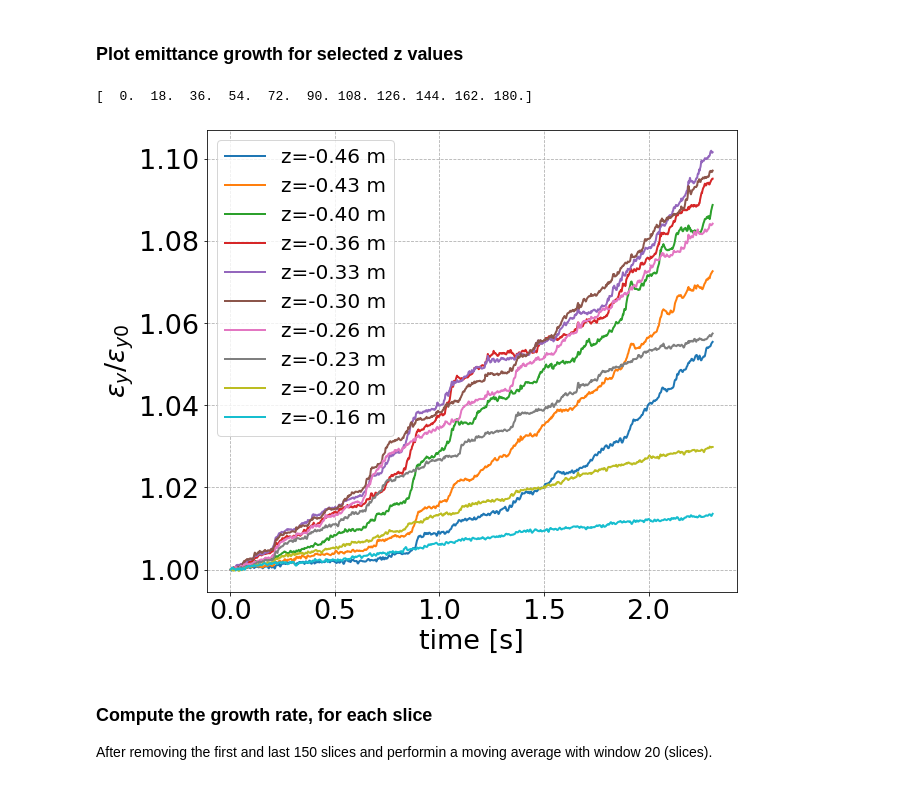
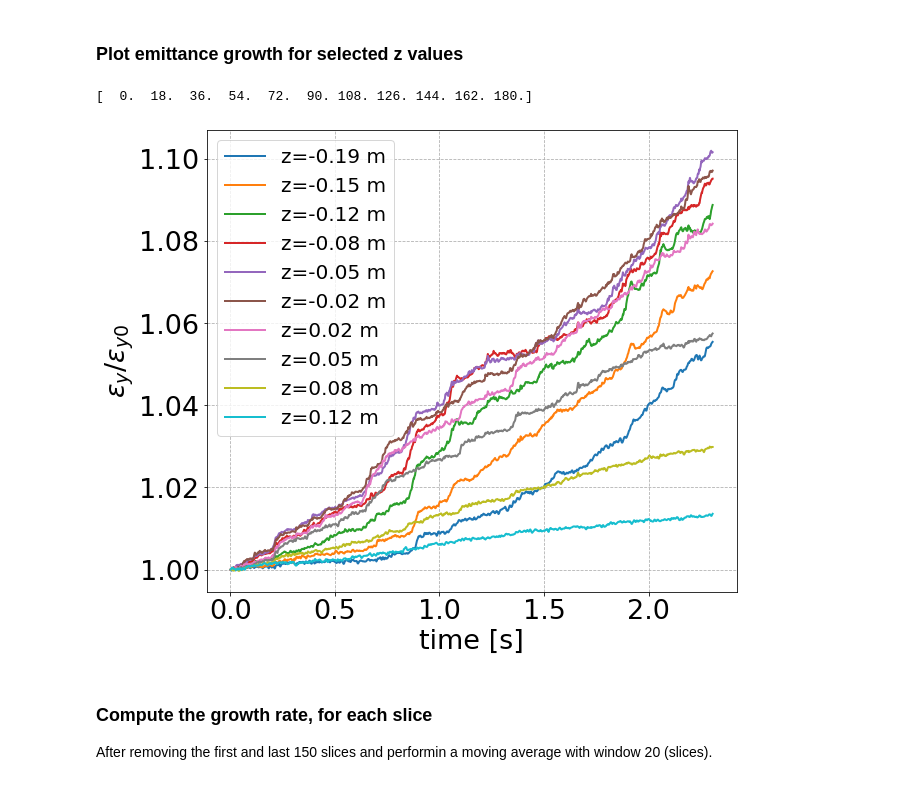
Before and after one commit to natriant/cc_rf_noise_pyheadtail, a Jupyter notebook: post_process_analysis/job004b_LongitudinalSlices_dey_vs_zInit.ipynb, the cells around one changed output. Drawn from its saved outputs; the diff is of its cells as text; code cells hidden in the pictures.

Commit message:
add more scripts for analysis in longitudinal slices

```diff
--- a/post_process_analysis/job004b_LongitudinalSlices_dey_vs_zInit.ipynb
+++ b/post_process_analysis/job004b_LongitudinalSlices_dey_vs_zInit.ipynb
@@ -179,22 +176,22 @@ tspan = (np.arange(n_turns / decTurns) + 1.0) * separationTime #total time spann
 # %%
 selected_index = np.linspace(0, 180, 11)
 print(selected_index)
 for i in selected_index[:-1]:
     i = int(i)
     selected_slice = int(selected_slice)
-    plt.plot(tspan, emitY_perSlice_dict[f'slice {i}']/ emitY_perSlice_dict[f'slice {i}'][0], label=f'z={z_centers[i]:.2f} m')
+    plt.plot(tspan, emitY_perSlice_dict[f'slice {i}']/ emitY_perSlice_dict[f'slice {i}'][0], label=f'z={new_z_centers[i]:.2f} m')
 plt.ylabel(r'$\epsilon_y / \epsilon_{y0}$')
 plt.xlabel('time [s]')
 plt.grid(linestyle='dashed')
 plt.legend()
 
 
 savefig = False
 if savefig:
     plt.savefig('eyvsTime_PostProcessed_SelectedSlices.png', bbox_inches='tight')
 # %% [output]
 [  0.  18.  36.  54.  72.  90. 108. 126. 144. 162. 180.]
-[figure, old version]
+[figure, new version]
 # %% [markdown]
 ### Compute the growth rate, for each slice
 
```
Also changed, not shown: parts of 2 cells of this notebook, 3 other files.
